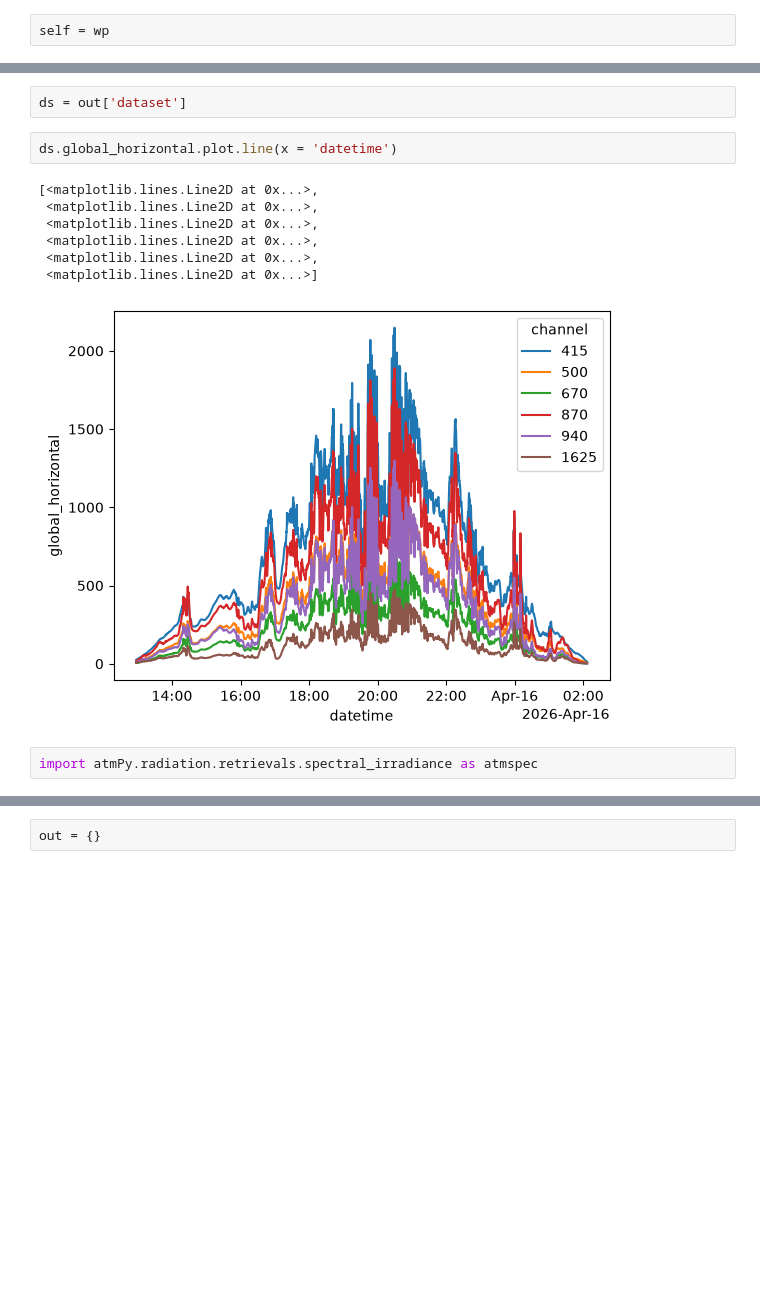
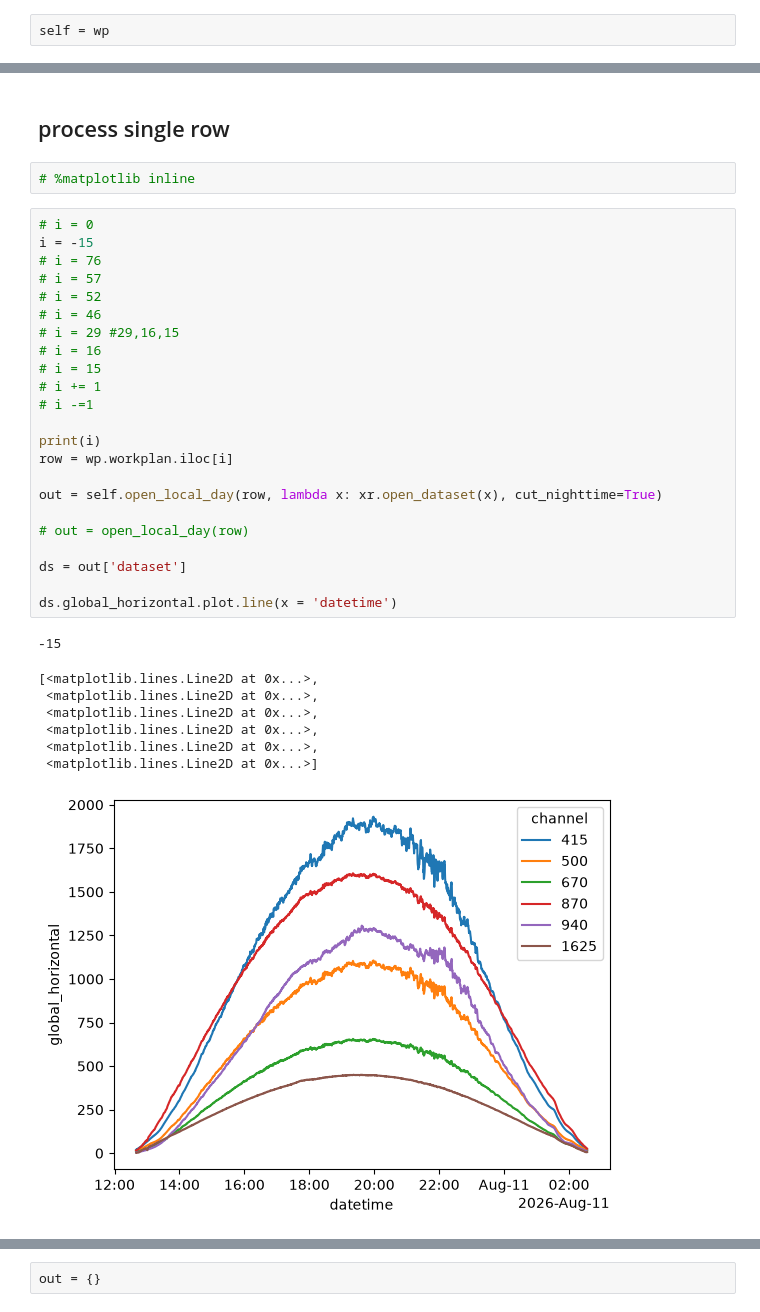
Before and after one commit to hagne/SURFRAD, a Jupyter notebook: notebooks/production/surfrad/mfrsr/langleys.ipynb, the cells around one changed output, grey strips where cells are left out. Drawn from its saved outputs; the diff is of its cells as text; blank space fills up the shorter version.

```diff
--- a/notebooks/production/surfrad/mfrsr/langleys.ipynb
+++ b/notebooks/production/surfrad/mfrsr/langleys.ipynb
@@ -194,14 +82,36 @@ out = open_local_day(row)
-# %%
-ds = out['dataset']
-# %%
-ds.global_horizontal.plot.line(x = 'datetime')
-# %% [output]
-[<matplotlib.lines.Line2D at 0x...>,
- <matplotlib.lines.Line2D at 0x...>,
- <matplotlib.lines.Line2D at 0x...>,
- <matplotlib.lines.Line2D at 0x...>,
- <matplotlib.lines.Line2D at 0x...>,
- <matplotlib.lines.Line2D at 0x...>]
-[figure, removed]
-# %%
-import atmPy.radiation.retrievals.spectral_irradiance as atmspec
+# %% [markdown]
+## process single row
+# %%
+# %matplotlib inline
+# %%
+# i = 0
+i = -15
+# i = 76
+# i = 57
+# i = 52
+# i = 46
+# i = 29 #29,16,15
+# i = 16
+# i = 15
+# i += 1
+# i -=1
+
+print(i)
+row = wp.workplan.iloc[i]
+
+out = self.open_local_day(row, lambda x: xr.open_dataset(x), cut_nighttime=True)
+
+# out = open_local_day(row)
+
+ds = out['dataset']
+
+ds.global_horizontal.plot.line(x = 'datetime')
+# %% [output]
+-15
+[<matplotlib.lines.Line2D at 0x...>,
+ <matplotlib.lines.Line2D at 0x...>,
+ <matplotlib.lines.Line2D at 0x...>,
+ <matplotlib.lines.Line2D at 0x...>,
+ <matplotlib.lines.Line2D at 0x...>,
+ <matplotlib.lines.Line2D at 0x...>]
+[figure, added]
```
Also changed, not shown: parts of 103 cells of this notebook, 6 other files.
